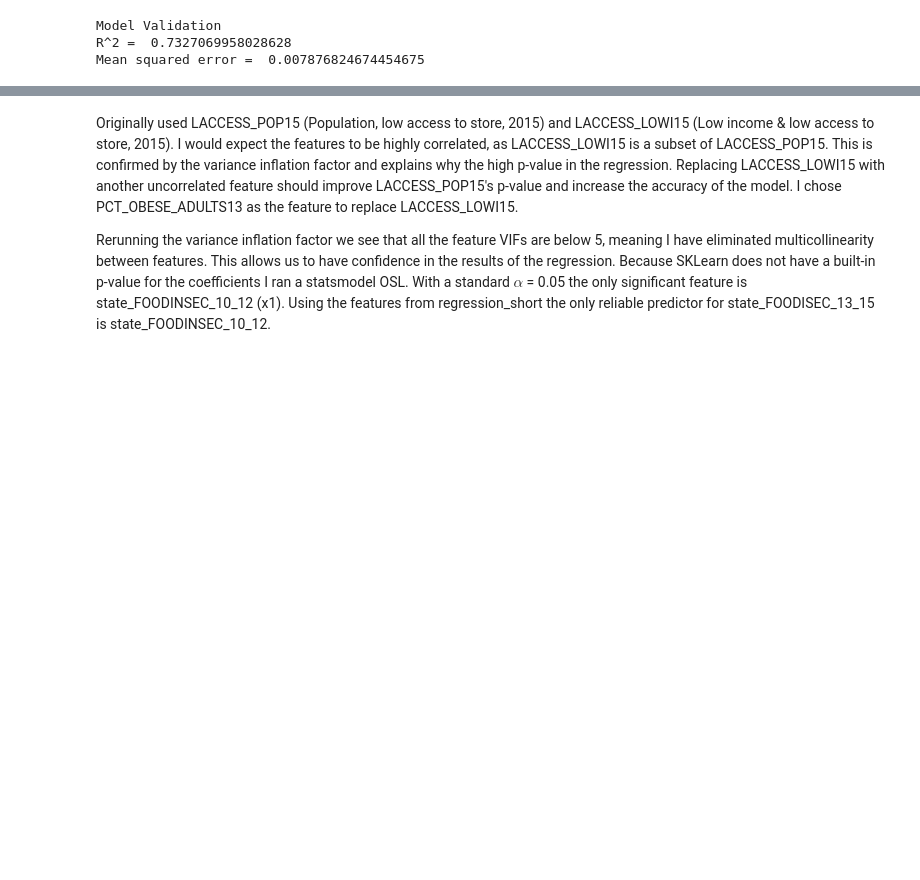
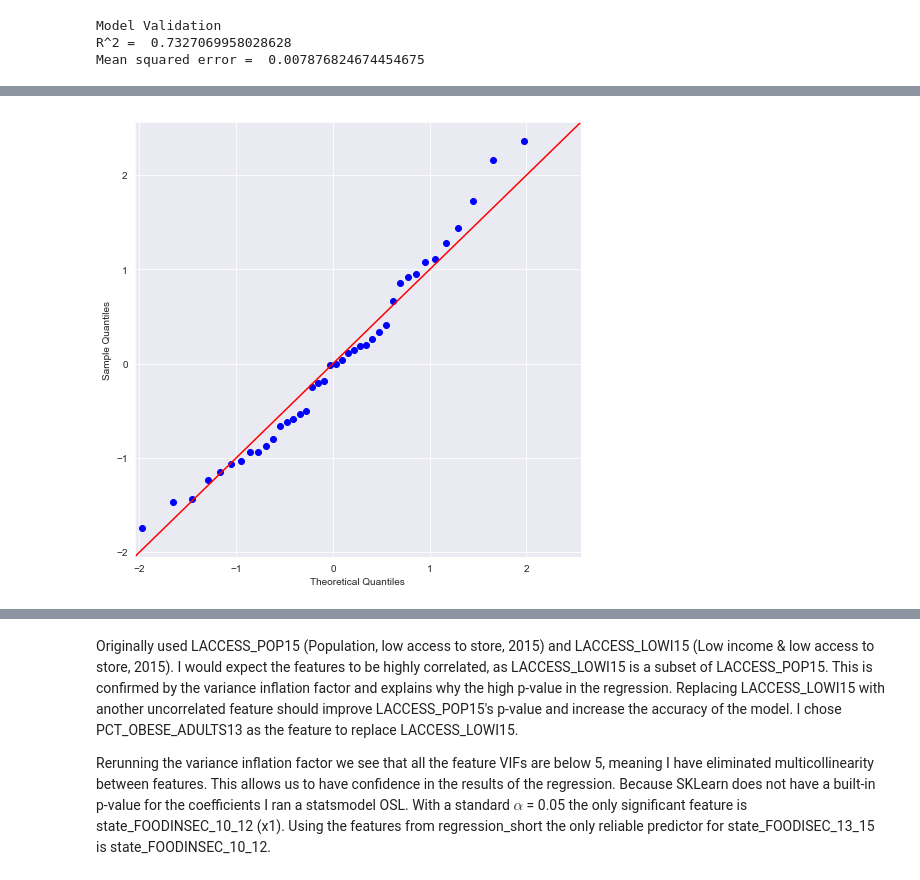
Before and after one commit to chriscross00/projects, a Jupyter notebook: food_security/notebooks/regression.ipynb, the cells around one changed output, grey strips where cells are left out. Cells and saved outputs as stored; diff of their text form; code cells hidden in the pictures; blank space fills up the shorter version.

```diff
--- a/food_security/notebooks/regression.ipynb
+++ b/food_security/notebooks/regression.ipynb
@@ -163,3 +170,8 @@ Text(0.5, 1.0, 'Linear Regression Residuals')
+# %%
+sm.qqplot(test.resid, fit=True, line='45')
+plt.show()
+# %% [output]
+[figure, added]
 # %%
 test, sm_X_train = lm_details(regression_short, feat, target)
 # %% [output]
```
Also changed, not shown: parts of 8 cells of this notebook, 1 other file.
